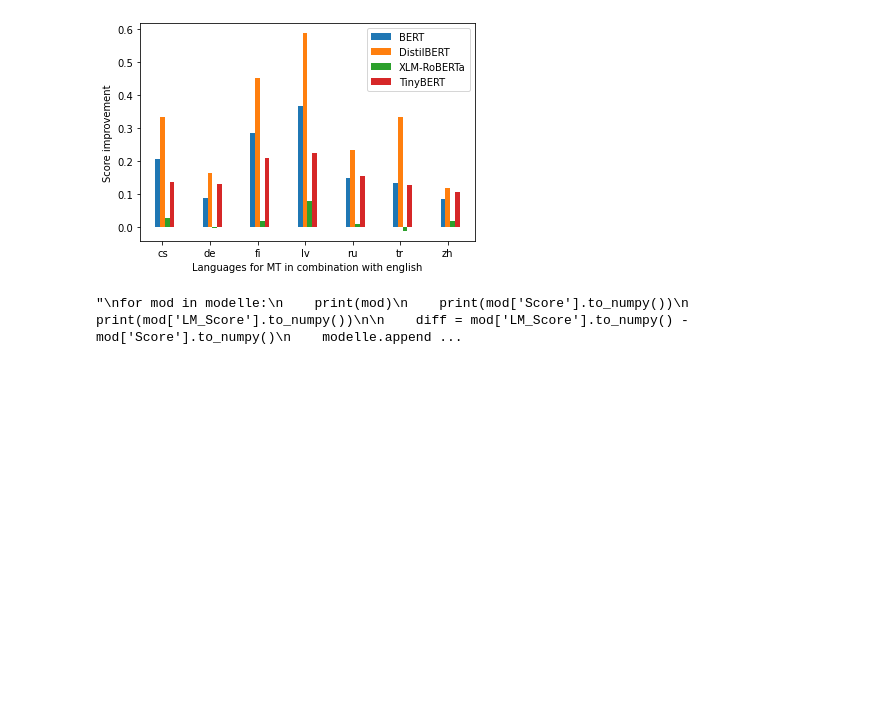
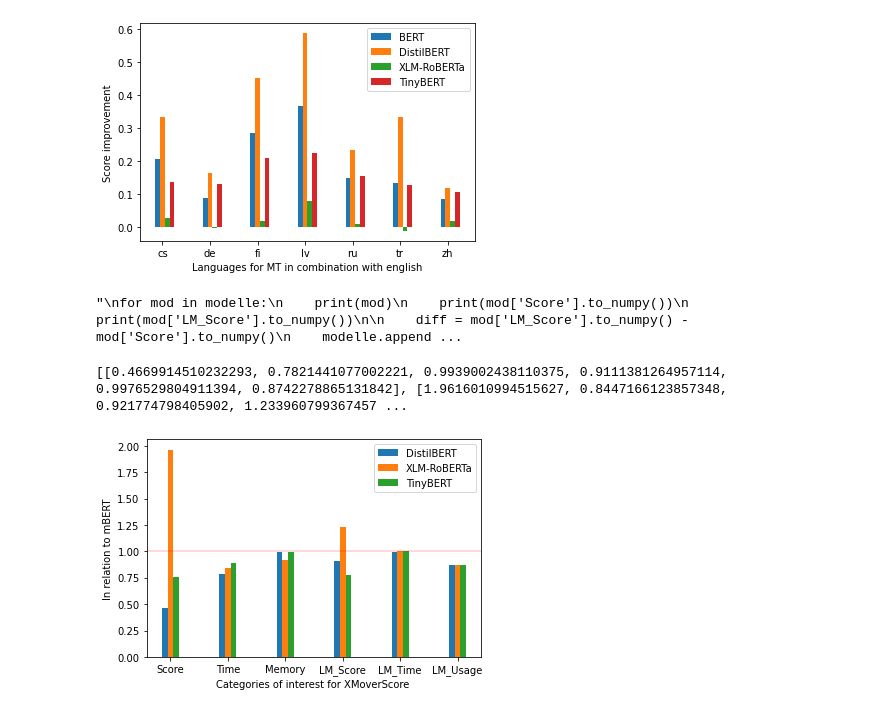
Before and after one commit to SevenDaysDA/MetaScience_Datenaufbereitung, a Jupyter notebook: Datenaufbereitung_ver2.ipynb, the cells around one changed output. Cells and saved outputs as stored; diff of their text form; code cells hidden in the pictures; blank space fills up the shorter version.

Commit message:
Ergaenzung letzter Graph

```diff
--- a/Datenaufbereitung_ver2.ipynb
+++ b/Datenaufbereitung_ver2.ipynb
@@ -317,0 +235,59 @@ plt.show()
+# %%
+# Aufbereitung für größerer Daten Übersicht
+# Nehme gemittlelte Daten und Mittel sie über die Sprachen nochmal
+XLMR_avg = []
+DiBert_avg = []
+Tiny_avg = []
+avg_avg_mod = [XLMR_avg, DiBert_avg, Tiny_avg]
+
+modelle_avg = models.copy()
+
+for j in range(len(modelle_avg)):
+    for col in range(1,modelle_avg[j].shape[1]):
+        temp=0
+        for row in range(modelle_avg[j].shape[0]):
+            temp += modelle_avg[j].iloc[row,col]
+        temp = temp/7
+        avg_avg_mod[j].append(temp)
+print(avg_avg_mod)
+# %% [output]
+[[0.4669914510232293, 0.7821441077002221, 0.9939002438110375, 0.9111381264957114, 0.9976529804911394, 0.8742278865131842], [1.9616010994515627, 0.8447166123857348, 0.921774798405902, 1.233960799367457 ...
+# %%
+# Plotte Parallele Daten
+
+modelle_diff=[]
+avg_avg_mod_descr = ["Score","Time","Memory","LM_Score","LM_Time","LM_Usage"]
+performance_models = ['DistilBERT','XLM-RoBERTa', 'TinyBERT']
+
+bar_width = 0.1
+x = avg_avg_mod_descr
+
+
+'''
+fig = plt.figure()
+ax = plt.subplot(111)
+ax.bar(x, positive_data, width=1, color='b')
+'''
+hatches = [ "*","x", "o", "O" ]
+
+x = np.arange(len(x))
+
+x1 = [a + bar_width for a in x]
+x2 = [a + bar_width for a in x1]
+x3 = [a + bar_width for a in x2]
+xs = [x, x1, x2]
+
+for i in range(3):
+    plt.bar(xs[i], avg_avg_mod[i], width= bar_width, label= performance_models[i] )
+
+plt.axhline(1, c='r', lw=0.3)
+
+plt.xticks([r + bar_width for r in range(len(avg_avg_mod_descr))], avg_avg_mod_descr)
+plt.ylabel('In relation to mBERT')
+plt.xlabel('Categories of interest for XMoverScore ')
+plt.legend()
+plt.savefig('images/XMover_Alldata.png')
+
+plt.show()
+# %% [output]
+[figure, added]
```
Also changed, not shown: parts of 6 cells of this notebook, 1 other file.
